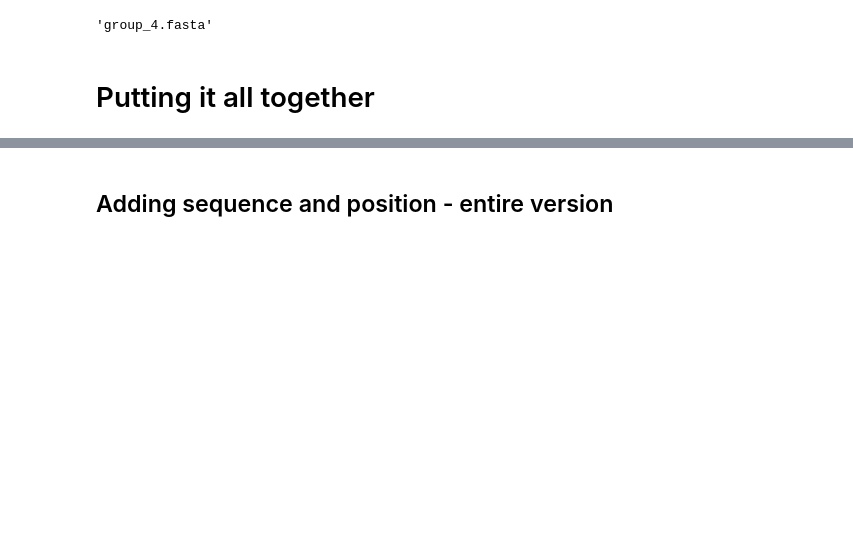
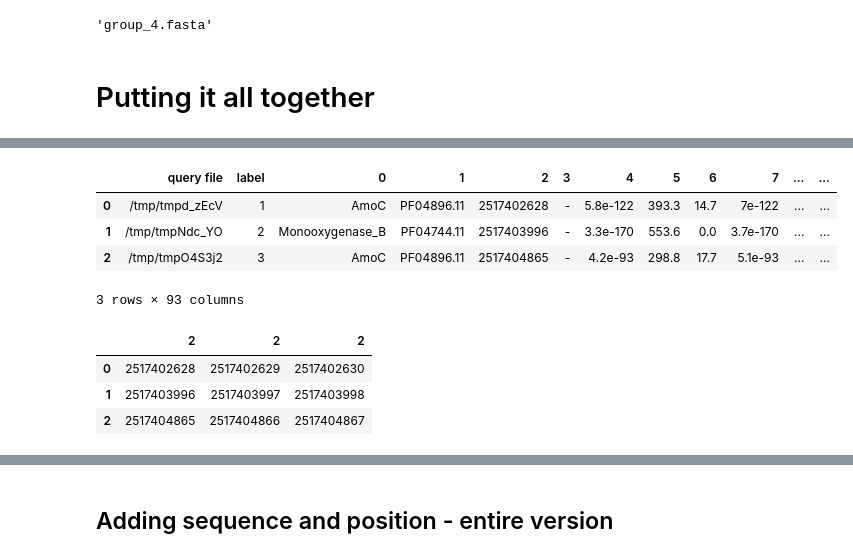
Before and after one commit to nyirock/operon_finder, a Jupyter notebook: gen_func_file_parsing/fasta_iterator.ipynb, the cells around one changed output, grey strips where cells are left out. Cells and saved outputs as stored; diff of their text form; code cells hidden in the pictures; blank space fills up the shorter version.

```diff
--- a/gen_func_file_parsing/fasta_iterator.ipynb
+++ b/gen_func_file_parsing/fasta_iterator.ipynb
@@ -888,0 +978,28 @@ files2['/tmp/tmp4h4Gou']
+# %%
+operons=list()
+output=pd.DataFrame()
+for count,frame in df_scramb.groupby('operon_count'):
+    if count > 0:
+        #print("***********"+str(count)+"*****************************")
+        #print(frame)
+        #print('===========================================================')
+        #frame.columns = ['{}_{}'.format(*c) for c in df.columns]
+        frame=frame.stack().to_frame().T
+        operons.append(frame.copy())
+        frame.columns=frame.columns.droplevel(0)
+        output=output.append(frame, ignore_index=True)
+# %%
+output
+# %% [output]
+|  | query file | label | 0 | 1 | 2 | 3 | 4 | 5 | 6 | 7 | ... | ... |
+| 0 | /tmp/tmpd_zEcV | 1 | AmoC | PF04896.11 | 2517402628 | - | 5.8e-122 | 393.3 | 14.7 | 7e-122 | ... | ... |
+| 1 | /tmp/tmpNdc_YO | 2 | Monooxygenase_B | PF04744.11 | 2517403996 | - | 3.3e-170 | 553.6 | 0.0 | 3.7e-170 | ... | ... |
+| 2 | /tmp/tmpO4S3j2 | 3 | AmoC | PF04896.11 | 2517404865 | - | 4.2e-93 | 298.8 | 17.7 | 5.1e-93 | ... | ... |
+3 rows × 93 columns
+# %%
+output[2]
+# %% [output]
+|  | 2 | 2 | 2 |
+| 0 | 2517402628 | 2517402629 | 2517402630 |
+| 1 | 2517403996 | 2517403997 | 2517403998 |
+| 2 | 2517404865 | 2517404866 | 2517404867 |
```
Also changed, not shown: parts of 10 cells of this notebook.
